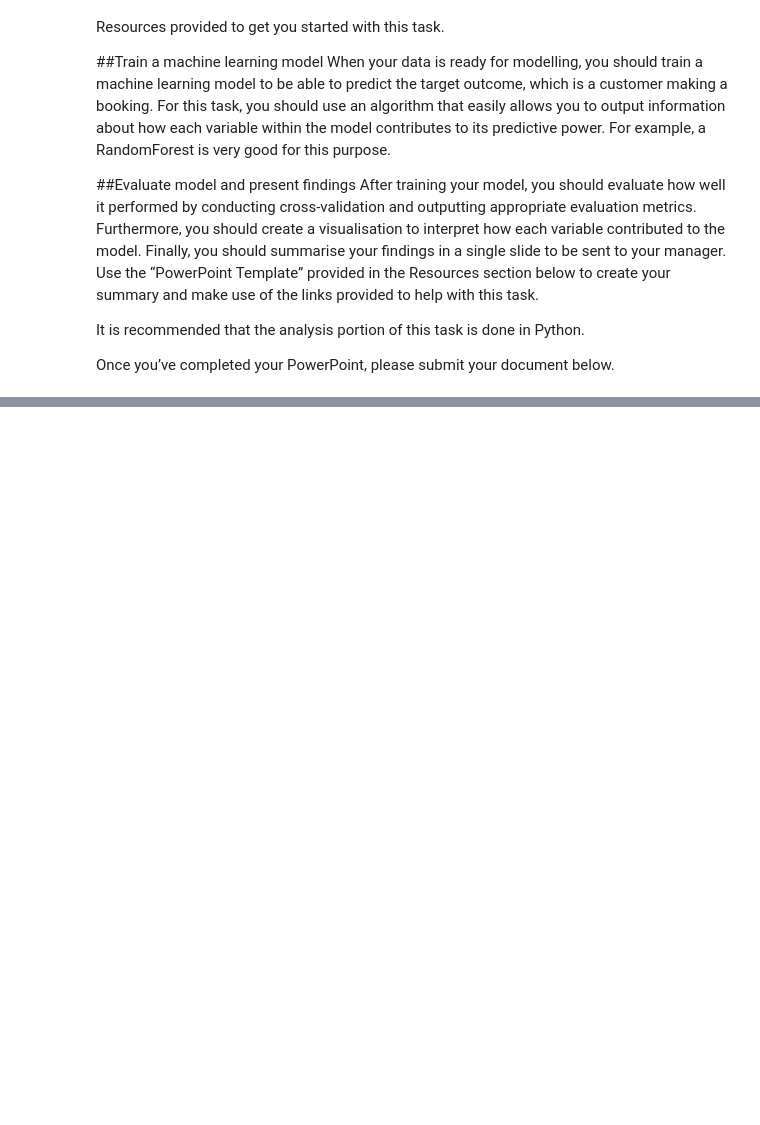
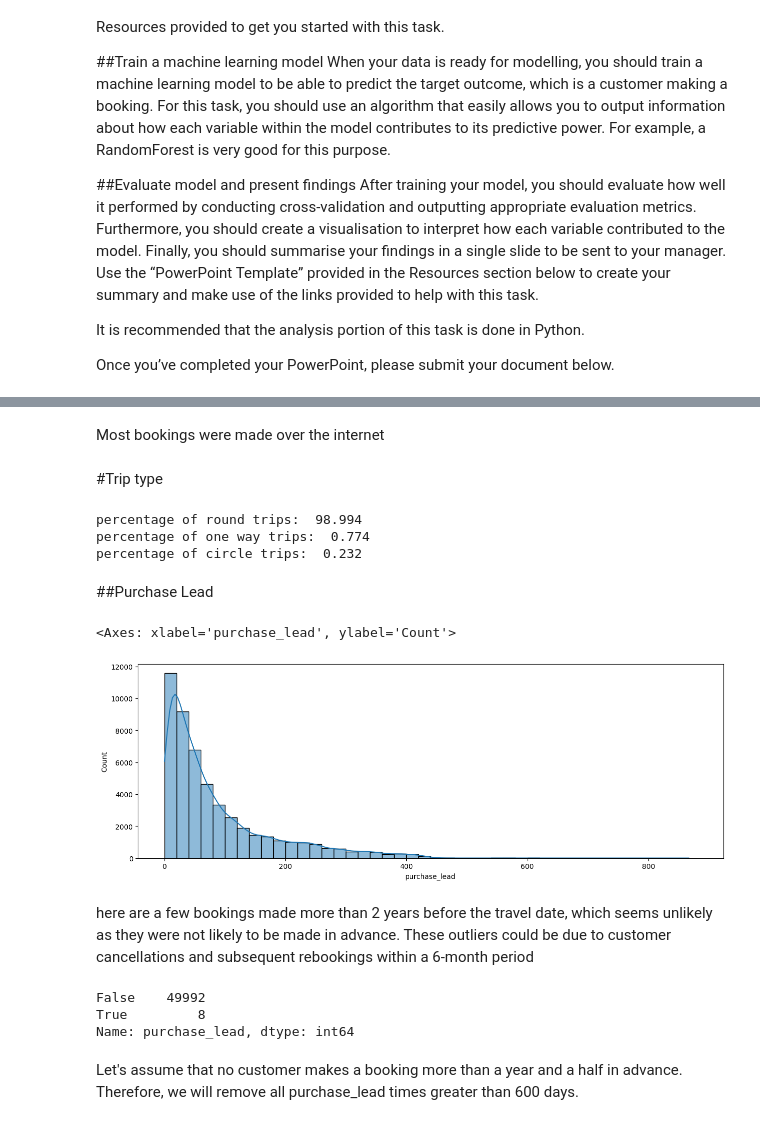
Before and after one commit to i-ninte/machine_learning, a Jupyter notebook: BA_prediction.ipynb, the cells around one changed output, grey strips where cells are left out. Saved outputs shown, nothing was run; the diff lists cells and outputs as text; code cells hidden in the pictures; blank space fills up the shorter version.

```diff
--- a/BA_prediction.ipynb
+++ b/BA_prediction.ipynb
@@ -25,0 +40,3 @@ Once you’ve completed your PowerPoint, please submit your document below.
+# %%
+df = pd.read_csv("customer_booking.csv", encoding="ISO-8859-1")
+df.head()
@@ -25,0 +95,12 @@ Once you’ve completed your PowerPoint, please submit your document below.
+# %%
+mapping = {
+    "Mon": 1,
+    "Tue": 2,
+    "Wed": 3,
+    "Thu": 4,
+    "Fri": 5,
+    "Sat": 6,
+    "Sun": 7,
+}
+
+df["flight_day"] = df["flight_day"].map(mapping)
@@ -25,0 +142,4 @@ Once you’ve completed your PowerPoint, please submit your document below.
+# %% [markdown]
+Most bookings were made over the internet
+# %% [markdown]
+#Trip type
@@ -25,0 +150,28 @@ Once you’ve completed your PowerPoint, please submit your document below.
+# %%
+print("percentage of round trips: ", per_round)
+print("percentage of one way trips: ", per_oneway)
+print("percentage of circle trips: ", per_circle)
+# %% [output]
+percentage of round trips:  98.994
+percentage of one way trips:  0.774
+percentage of circle trips:  0.232
+# %% [markdown]
+##Purchase Lead
+# %%
+import matplotlib.pyplot as plt
+import seaborn as sns
+plt.figure(figsize=(15,5))
+sns.histplot(data=df, x="purchase_lead", binwidth=20, kde=True)
+# %% [output]
+<Axes: xlabel='purchase_lead', ylabel='Count'>
+[figure, added]
+# %% [markdown]
+here are a few bookings made more than 2 years before the travel date, which seems unlikely as they were not likely to be made in advance. These outliers could be due to customer cancellations and subsequent rebookings within a 6-month period
+# %%
+(df.purchase_lead > 600).value_counts()
+# %% [output]
+False    49992
+True         8
+Name: purchase_lead, dtype: int64
+# %% [markdown]
+Let's assume that no customer makes a booking more than a year and a half in advance. Therefore, we will remove all purchase_lead times greater than 600 days.
```
Also changed, not shown: parts of 48 cells of this notebook.
